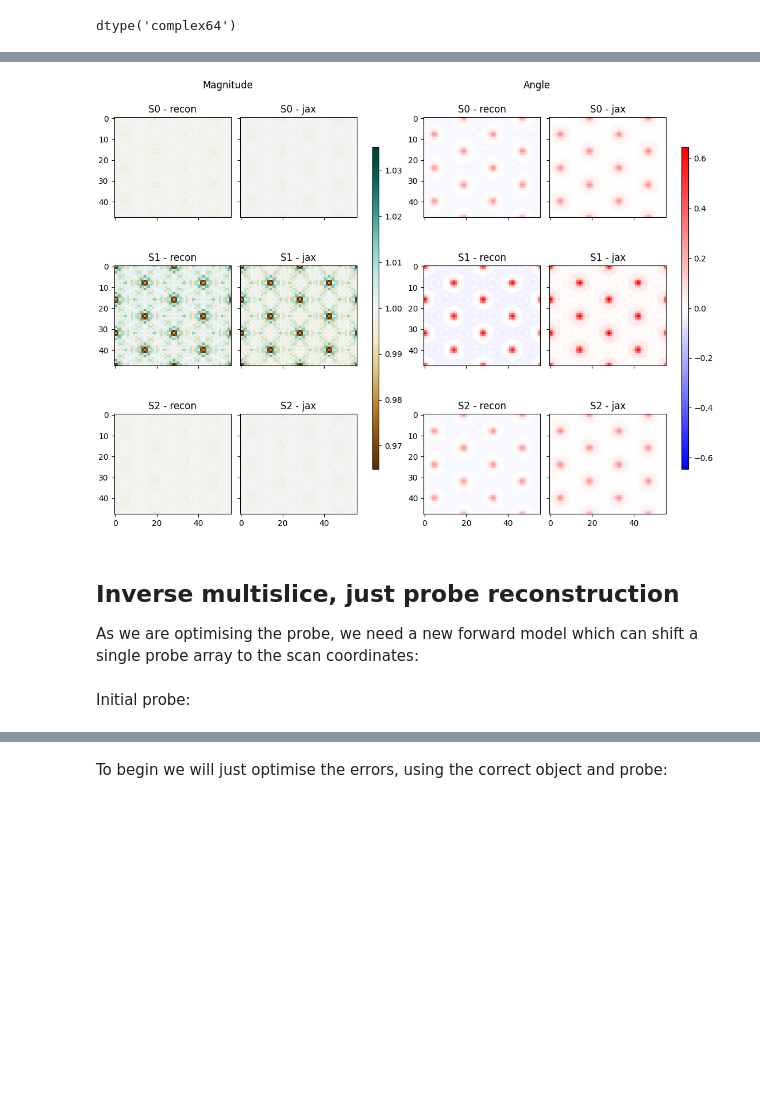
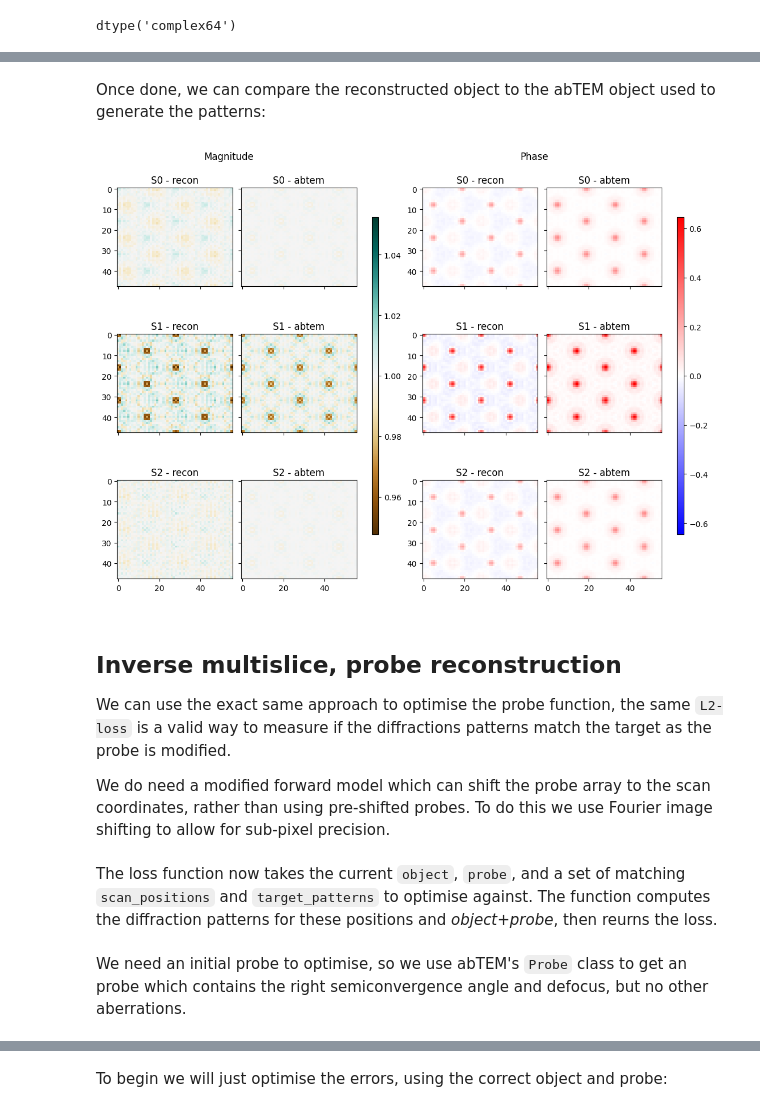
Before and after one commit to METSA-DIADEM/jax-ptychography, a Jupyter notebook: jax_multislice.ipynb, the cells around one changed output, grey strips where cells are left out. Cells and saved outputs as stored; diff of their text form; code cells hidden in the pictures; blank space fills up the shorter version.

```diff
--- a/jax_multislice.ipynb
+++ b/jax_multislice.ipynb
@@ -273,4 +306,4 @@ Initialize the optimiser. Contrary to typical use of ADAM this problem can accep
 # %%
 learning_rate = 1e1
 optimizer = optax.adam(learning_rate)
-opt_state = optimizer.init(opt_transmit)
+opt_state = optimizer.init(opt_object)
@@ -331,0 +323,33 @@ for epoch in (outer_pbar := tqdm.trange(num_epochs)):
+# %%
+num_patterns = len(target_patterns)
+iteration_idxs = np.arange(num_patterns)
+chunks = tuple(
+    slice(ix, min(ix + chunksize, num_patterns))
+    for ix in range(0, num_patterns, chunksize)
+)
+chunks = chunks[:-1]  # skip the last chunk as it may be incomplete, which will add a periodic spike in the loss, not an issue as we are shuffling
+assert len(chunks) > 0, "Chunksize is too large for this dataset"
+
+num_iterations = len(chunks) * num_epochs
+losses = np.full((num_iterations,), np.nan)
+
+val_grad_fn = jax.value_and_grad(loss_jit, argnums=1)
+
+iteration = 0
+for epoch in (outer_pbar := tqdm.trange(num_epochs)):
+    np.random.shuffle(iteration_idxs)
+    for chunk in chunks:
+        loss_val, grads = val_grad_fn(
+            target_patterns[iteration_idxs[chunk]],
+            opt_object,
+            all_probes_flat[iteration_idxs[chunk]],
+            prop_abtem,
+        )
+        # Conjugating the gradients is necessary in Jax, we are not sure why
+        grads = jnp.conjugate(grads)
+        updates, opt_state = optimizer.update(grads, opt_state)
+        opt_object = optax.apply_updates(opt_object, updates)
+        losses[iteration] = loss_val
+        iteration += 1
+    if (epoch % 10) == 0:
+        outer_pbar.set_description(f"Loss {losses[max(0, iteration - 20):iteration].mean(): .3e}")
@@ -332,35 +363,39 @@ for epoch in (outer_pbar := tqdm.trange(num_epochs)):
+# %% [markdown]
+Once done, we can compare the reconstructed object to the abTEM object used to generate the patterns:
 # %%
 fig = plt.figure(layout="constrained", figsize=(11, 8))
 subfigs = fig.subfigures(1, 3, wspace=0.22, width_ratios=[1, 1, 0.05])
 
 axs = subfigs[0].subplots(num_slices_recon, 2, sharex=True, sharey=True)
-a_max = max(np.abs((np.abs(opt_transmit) - 1)).max(), np.abs((np.abs(transmit) - 1)).max())
-ang_max = max(np.abs(np.angle(opt_transmit)).max(), np.abs(np.angle(transmit)).max())
+a_max = max(np.abs((np.abs(opt_object) - 1)).max(), np.abs((np.abs(transmit) - 1)).max())
+ang_max = max(np.abs(np.angle(opt_object)).max(), np.abs(np.angle(transmit)).max())
 
 
-for i, (recon_slice, abtem_slice, (ax1, ax2)) in enumerate(zip(opt_transmit, transmit, axs)):
+for i, (recon_slice, abtem_slice, (ax1, ax2)) in enumerate(zip(opt_object, transmit, axs)):
     im_abs = ax1.imshow(np.abs(recon_slice), vmin=1 - a_max, vmax=1 + a_max, cmap="BrBG")
     ax1.set_title(f"S{i} - recon")
     ax2.imshow(np.abs(abtem_slice), vmin=1 - a_max, vmax=1 + a_max, cmap="BrBG")
     ax2.set_title(f"S{i} - {target_name}")
 subfigs[0].suptitle("Magnitude")
 cbar_ax = subfigs[0].add_axes([1.05, 0.15, 0.025, 0.7])
 subfigs[0].colorbar(im_abs, cax=cbar_ax)
 
 num_slices_potential = transmit.shape[0]
 axs = subfigs[1].subplots(num_slices_potential, 2, sharex=True, sharey=True)
-for i, (recon_slice, abtem_slice, (ax1, ax2)) in enumerate(zip(opt_transmit, transmit, axs)):
+for i, (recon_slice, abtem_slice, (ax1, ax2)) in enumerate(zip(opt_object, transmit, axs)):
     im_ang = ax1.imshow(np.angle(recon_slice), cmap="bwr", vmin=-ang_max, vmax=ang_max)
     ax1.set_title(f"S{i} - recon")
     ax2.imshow(np.angle(abtem_slice), cmap="bwr", vmin=-ang_max, vmax=ang_max)
     ax2.set_title(f"S{i} - {target_name}")
-subfigs[1].suptitle("Angle");
+subfigs[1].suptitle("Phase");
 cbar_ax = subfigs[1].add_axes([1.05, 0.15, 0.025, 0.7])
 subfigs[1].colorbar(im_ang, cax=cbar_ax);
 # %% [output]
-[figure, old version]
+[figure, new version]
 # %% [markdown]
-## Inverse multislice, just probe reconstruction
+## Inverse multislice, probe reconstruction
 
-As we are optimising the probe, we need a new forward model which can shift a single probe array to the scan coordinates:
+We can use the exact same approach to optimise the probe function, the same `L2-loss` is a valid way to measure if the diffractions patterns match the target as the probe is modified.
+
+We do need a modified forward model which can shift the probe array to the scan coordinates, rather than using pre-shifted probes. To do this we use Fourier image shifting to allow for sub-pixel precision.
 # %%
@@ -390,3 +411,5 @@ simulate_pattern_shifting_jit = jax.vmap(
     in_axes=(None, None, 0, None, None),
 )
+# %% [markdown]
+The loss function now takes the current `object`, `probe`, and a set of matching `scan_positions` and `target_patterns` to optimise against. The function computes the diffraction patterns for these positions and *object+probe*, then reurns the loss.
 # %%
@@ -406,7 +427,7 @@ def loss_with_probe(abtem_patterns, transmit, probe_fft, scan_positions, prop_ke
 
 loss_with_probe_jit = jax.jit(loss_with_probe)
 # %% [markdown]
-Initial probe:
+We need an initial probe to optimise, so we use abTEM's `Probe` class to get an probe which contains the right semiconvergence angle and defocus, but no other aberrations.
 # %%
 initial_probe = abtem.Probe(
     energy=energy,
```
Also changed, not shown: parts of 85 cells of this notebook.
